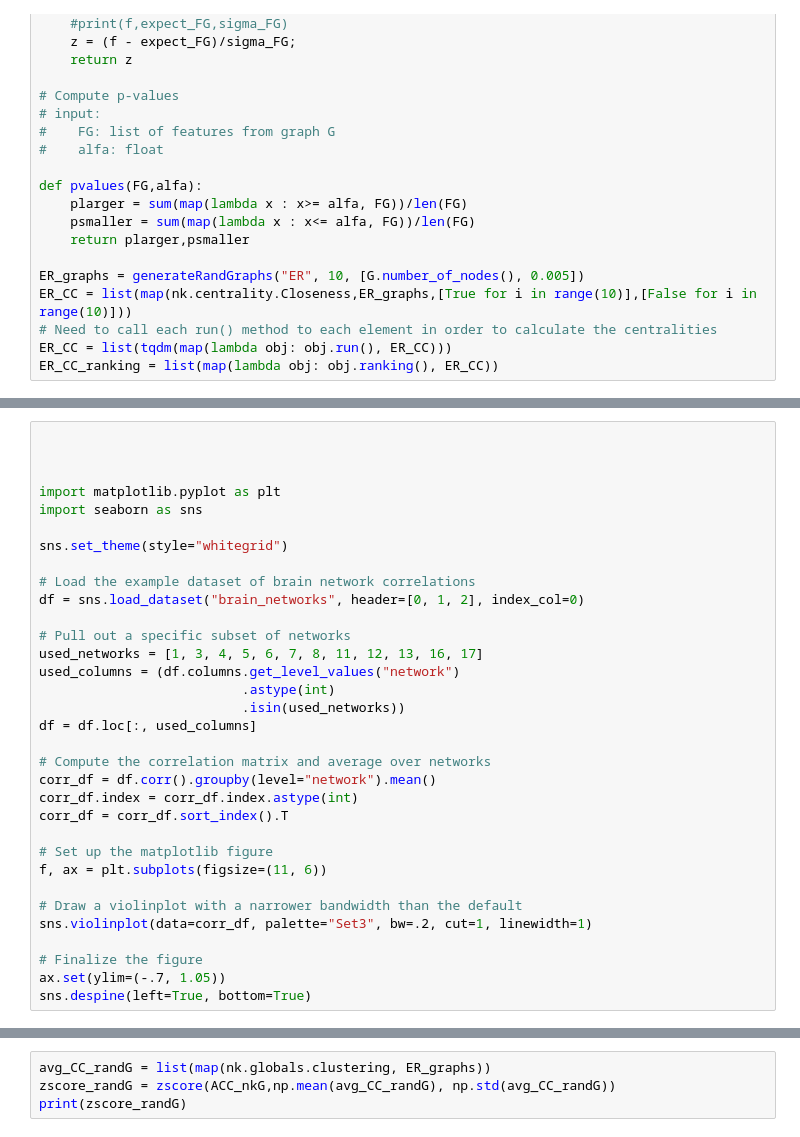
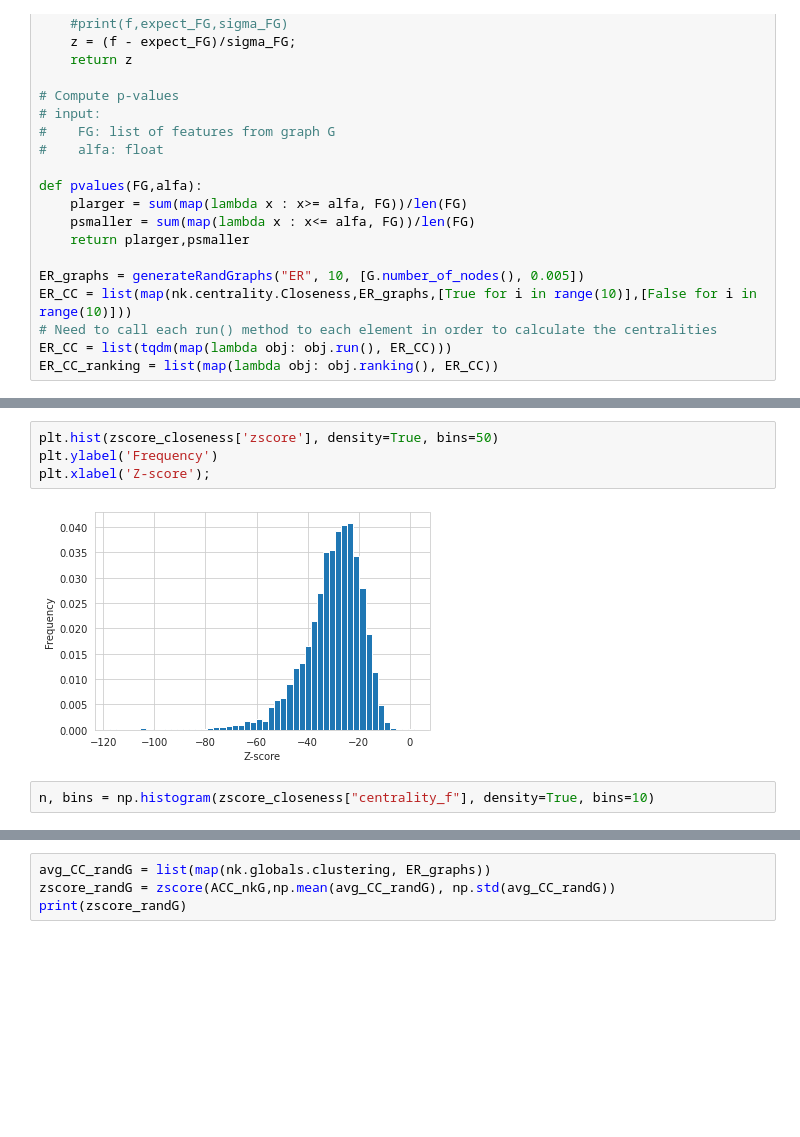
Before and after one commit to cristianocolpo/lfn-politician, a Jupyter notebook: politics.ipynb, the cells around one changed output, grey strips where cells are left out. Drawn from its saved outputs; the diff is of its cells as text; blank space fills up the shorter version.

```diff
--- a/politics.ipynb
+++ b/politics.ipynb
@@ -284,33 +476,8 @@ zscore_closeness
-# %%
-
-
-
-import matplotlib.pyplot as plt
-import seaborn as sns
-
-sns.set_theme(style="whitegrid")
-
-# Load the example dataset of brain network correlations
-df = sns.load_dataset("brain_networks", header=[0, 1, 2], index_col=0)
-
-# Pull out a specific subset of networks
-used_networks = [1, 3, 4, 5, 6, 7, 8, 11, 12, 13, 16, 17]
-used_columns = (df.columns.get_level_values("network")
-                          .astype(int)
-                          .isin(used_networks))
-df = df.loc[:, used_columns]
-
-# Compute the correlation matrix and average over networks
-corr_df = df.corr().groupby(level="network").mean()
-corr_df.index = corr_df.index.astype(int)
-corr_df = corr_df.sort_index().T
-
-# Set up the matplotlib figure
-f, ax = plt.subplots(figsize=(11, 6))
-
-# Draw a violinplot with a narrower bandwidth than the default
-sns.violinplot(data=corr_df, palette="Set3", bw=.2, cut=1, linewidth=1)
-
-# Finalize the figure
-ax.set(ylim=(-.7, 1.05))
-sns.despine(left=True, bottom=True)
+# %%
+plt.hist(zscore_closeness['zscore'], density=True, bins=50)
+plt.ylabel('Frequency')
+plt.xlabel('Z-score');
+# %% [output]
+[figure, added]
+# %%
+n, bins = np.histogram(zscore_closeness["centrality_f"], density=True, bins=10)
```
Also changed, not shown: parts of 25 cells of this notebook.
